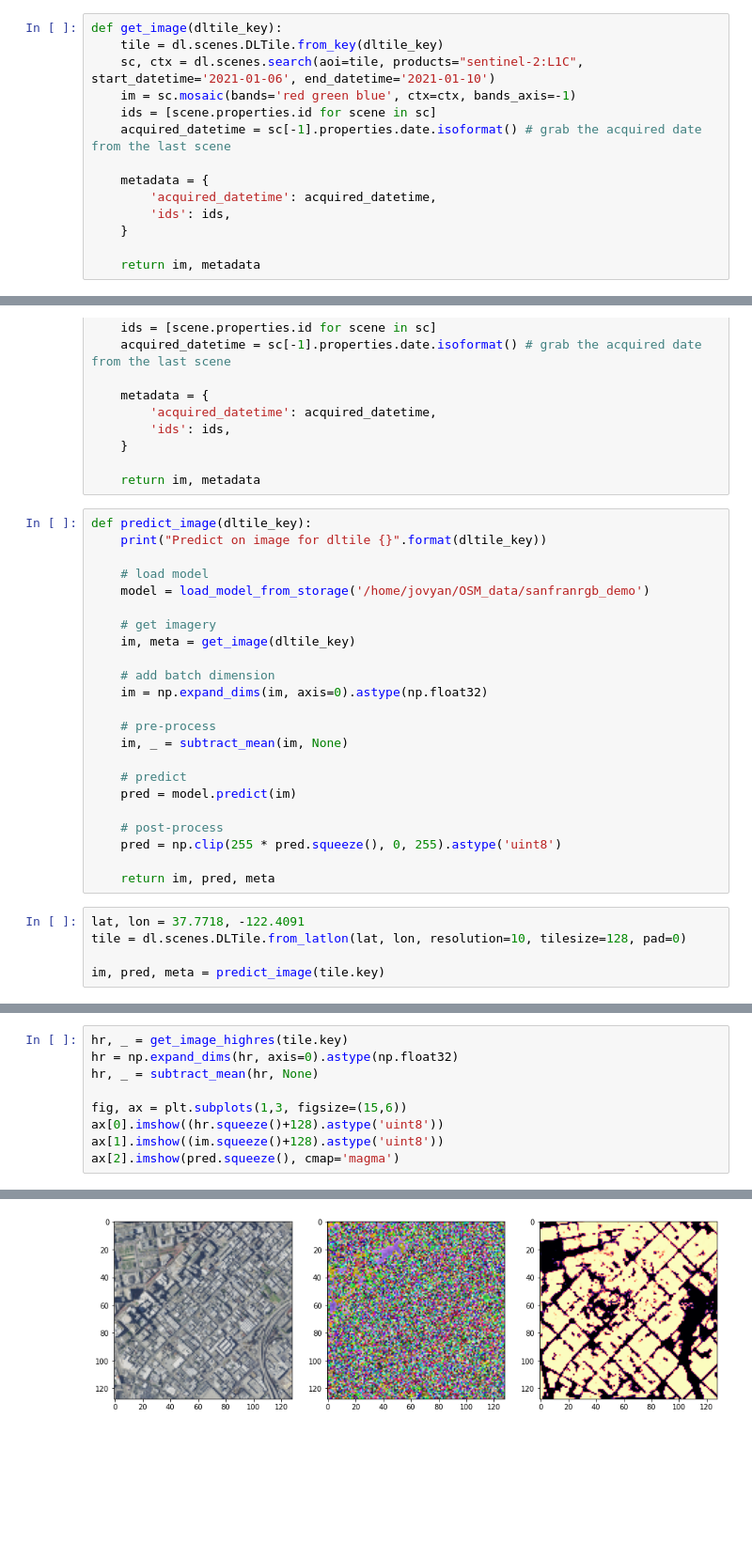
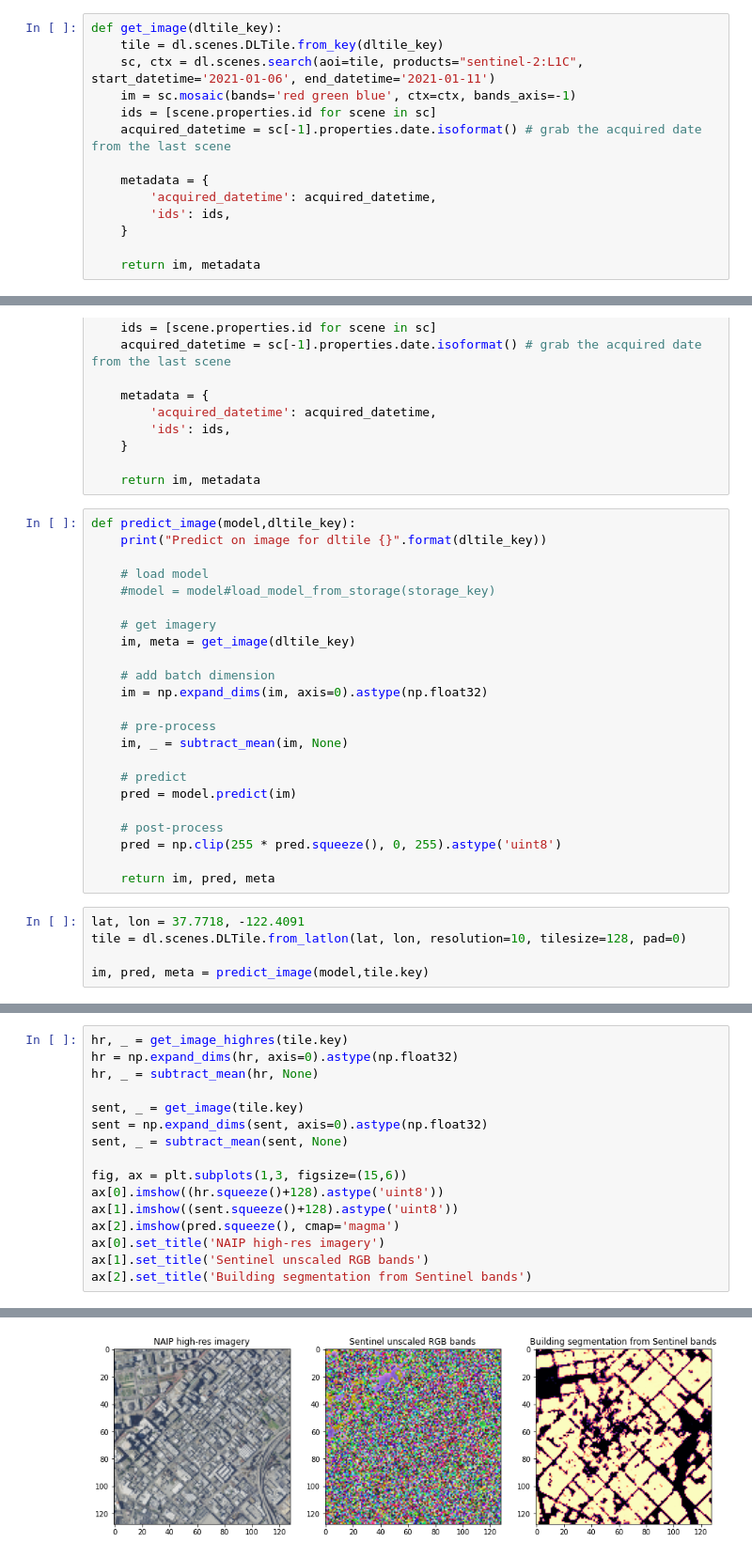
Before and after one commit to ai4er-cdt/gtc-exposure, a Jupyter notebook: notebooks/building_segmentation/OsmBuildings_rgb.ipynb, the cells around one changed output, grey strips where cells are left out. Shown at 94% size. Saved outputs shown, nothing was run; the diff lists cells and outputs as text; blank space fills up the shorter version.

```diff
--- a/notebooks/building_segmentation/OsmBuildings_rgb.ipynb
+++ b/notebooks/building_segmentation/OsmBuildings_rgb.ipynb
@@ -267,7 +266,7 @@ def load_model_from_storage(storage_key):
 # %%
 def get_image(dltile_key):
     tile = dl.scenes.DLTile.from_key(dltile_key)
-    sc, ctx = dl.scenes.search(aoi=tile, products="sentinel-2:L1C", start_datetime='2021-01-06', end_datetime='2021-01-10')
+    sc, ctx = dl.scenes.search(aoi=tile, products="sentinel-2:L1C", start_datetime='2021-01-06', end_datetime='2021-01-11')
     im = sc.mosaic(bands='red green blue', ctx=ctx, bands_axis=-1)
     ids = [scene.properties.id for scene in sc]
     acquired_datetime = sc[-1].properties.date.isoformat() # grab the acquired date from the last scene
@@ -293,11 +292,11 @@ def get_image_highres(dltile_key):
 
     return im, metadata
 # %%
-def predict_image(dltile_key):
+def predict_image(model,dltile_key):
     print("Predict on image for dltile {}".format(dltile_key))
 
     # load model
-    model = load_model_from_storage('/home/jovyan/OSM_data/sanfranrgb_demo')
+    #model = model#load_model_from_storage(storage_key)
 
     # get imagery
     im, meta = get_image(dltile_key)
@@ -319,6 +318,6 @@ def predict_image(dltile_key):
 lat, lon = 37.7718, -122.4091
 tile = dl.scenes.DLTile.from_latlon(lat, lon, resolution=10, tilesize=128, pad=0)
 
-im, pred, meta = predict_image(tile.key)
+im, pred, meta = predict_image(model,tile.key)
 # %% [output]
 Predict on image for dltile 128:0:10.0:10:40:3266
@@ -328,8 +326,15 @@ hr, _ = get_image_highres(tile.key)
 hr = np.expand_dims(hr, axis=0).astype(np.float32)
 hr, _ = subtract_mean(hr, None)
 
+sent, _ = get_image(tile.key)
+sent = np.expand_dims(sent, axis=0).astype(np.float32)
+sent, _ = subtract_mean(sent, None)
+
 fig, ax = plt.subplots(1,3, figsize=(15,6))
 ax[0].imshow((hr.squeeze()+128).astype('uint8'))
-ax[1].imshow((im.squeeze()+128).astype('uint8'))
+ax[1].imshow((sent.squeeze()+128).astype('uint8'))
 ax[2].imshow(pred.squeeze(), cmap='magma')
+ax[0].set_title('NAIP high-res imagery')
+ax[1].set_title('Sentinel unscaled RGB bands')
+ax[2].set_title('Building segmentation from Sentinel bands')
 # %% [output]
@@ -337,4 +342,4 @@ ax[2].imshow(pred.squeeze(), cmap='magma')
-[figure, old version]
+[figure, new version]
 # %%
 # Visualise on map
 m2 = wf.interactive.MapApp()
```
Also changed, not shown: parts of 10 cells of this notebook, 46 other files.
